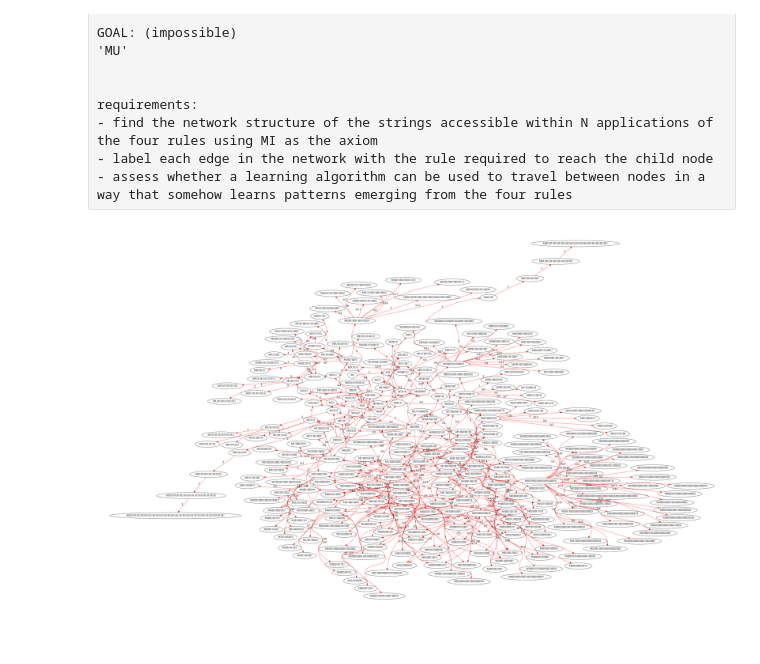
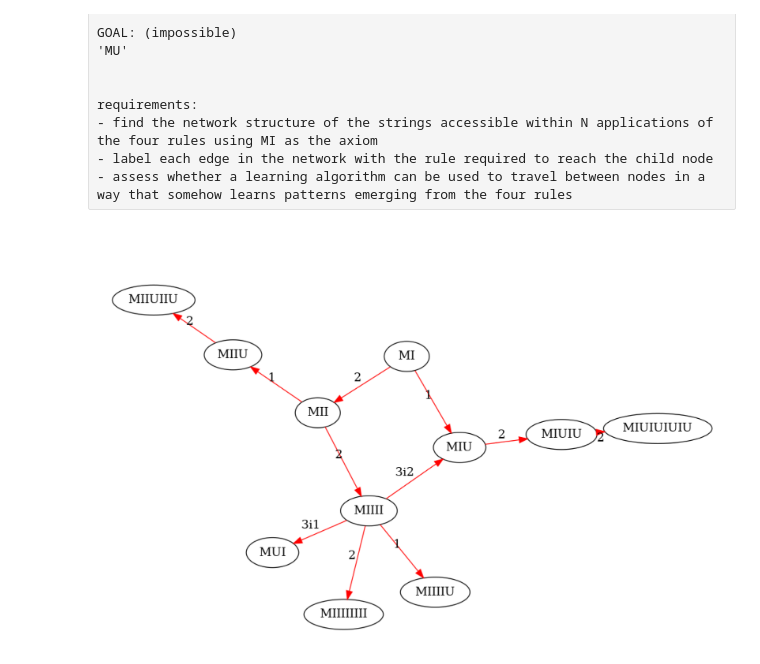
Before and after one commit to teerev/hofstadter-miu-puzzle, a Jupyter notebook: miu.ipynb, the cells around one changed output. Saved outputs shown, nothing was run; the diff lists cells and outputs as text; code cells hidden in the pictures.

```diff
--- a/miu.ipynb
+++ b/miu.ipynb
@@ -16,6 +16,8 @@ requirements:
 - find the network structure of the strings accessible within N applications of the four rules using MI as the axiom
 - label each edge in the network with the rule required to reach the child node
 - assess whether a learning algorithm can be used to travel between nodes in a way that somehow learns patterns emerging from the four rules
+# %% [markdown]
+##
 # %%
 from numpy import random
 import pandas as pd
@@ -220,8 +268,11 @@ class miuPuzzle:
 # %%
 mi = miuPuzzle(axiom='MI')
 
-network = mi.discover_local_network(string=mi.axiom, num_steps=6)
+network = mi.discover_local_network(string=mi.axiom, num_steps=3)
+
+# sanity check
+assert 'MU' not in network['nodes']
 
 mi.plot_network(network)
 # %% [output]
-[figure, old version]
+[figure, new version]
```
Also changed, not shown: parts of 1 cell of this notebook.
